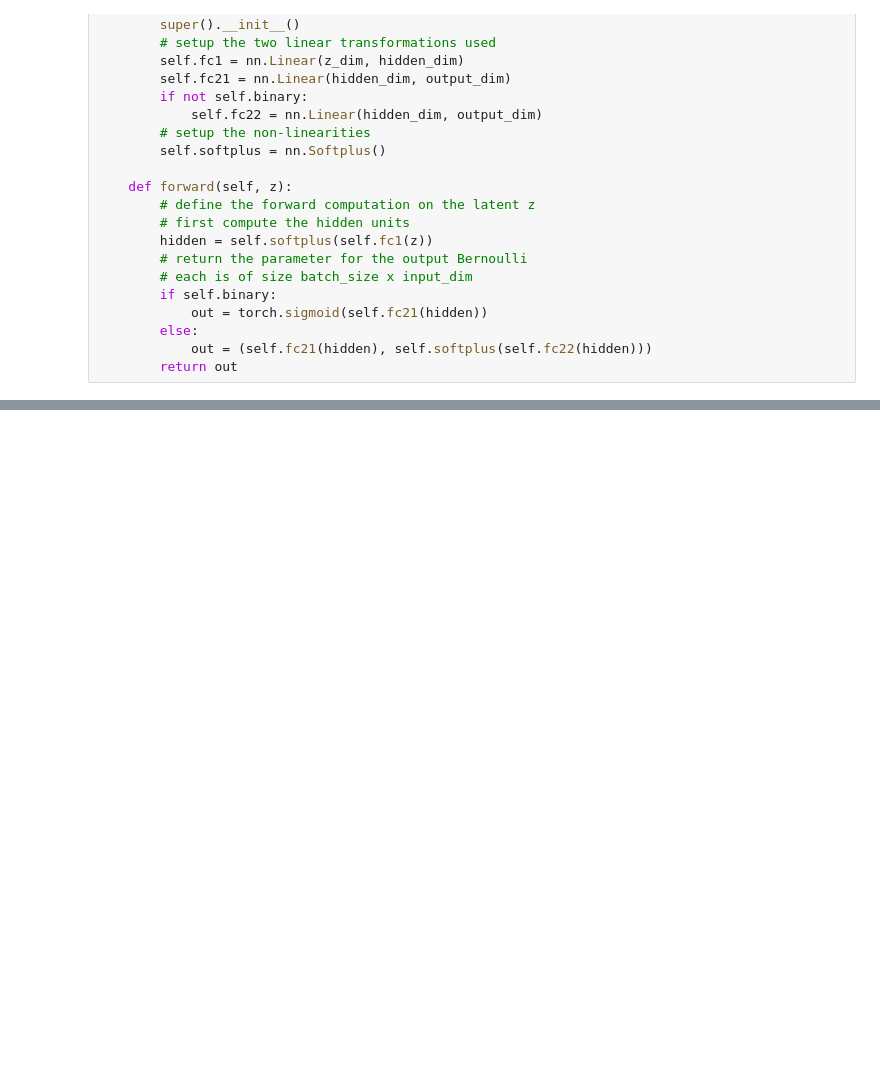
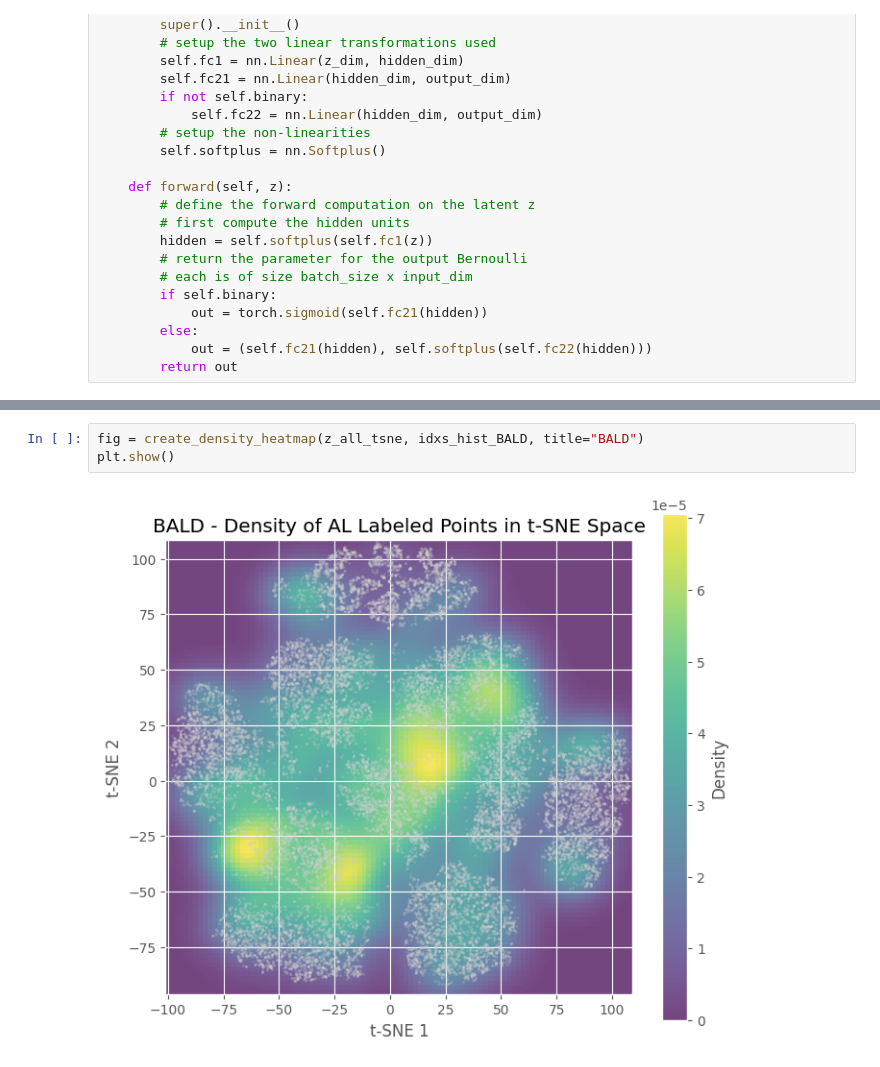
Before and after one commit to teisnotte/model-based-machine-learning-ssvae, a Jupyter notebook: ssVAE_mabeng copy.ipynb, the cells around one changed output, grey strips where cells are left out. Drawn from its saved outputs; the diff is of its cells as text; blank space fills up the shorter version.

```diff
--- a/ssVAE_mabeng copy.ipynb
+++ b/ssVAE_mabeng copy.ipynb
@@ -701,0 +1077,5 @@ tensor(51)
+# %%
+fig = create_density_heatmap(z_all_tsne, idxs_hist_BALD, title="BALD")
+plt.show()
+# %% [output]
+[figure, added]
```
Also changed, not shown: parts of 88 cells of this notebook.
